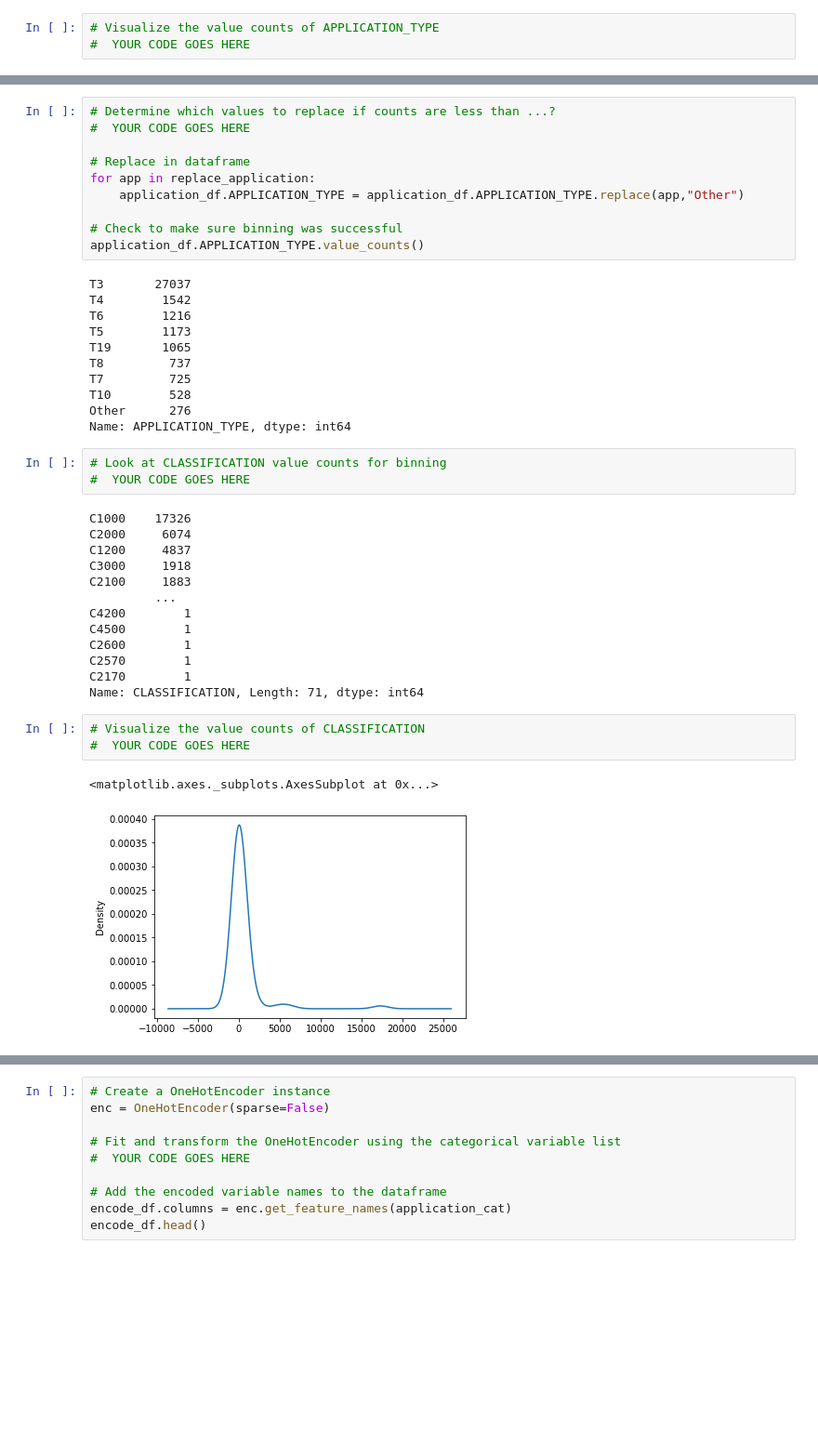
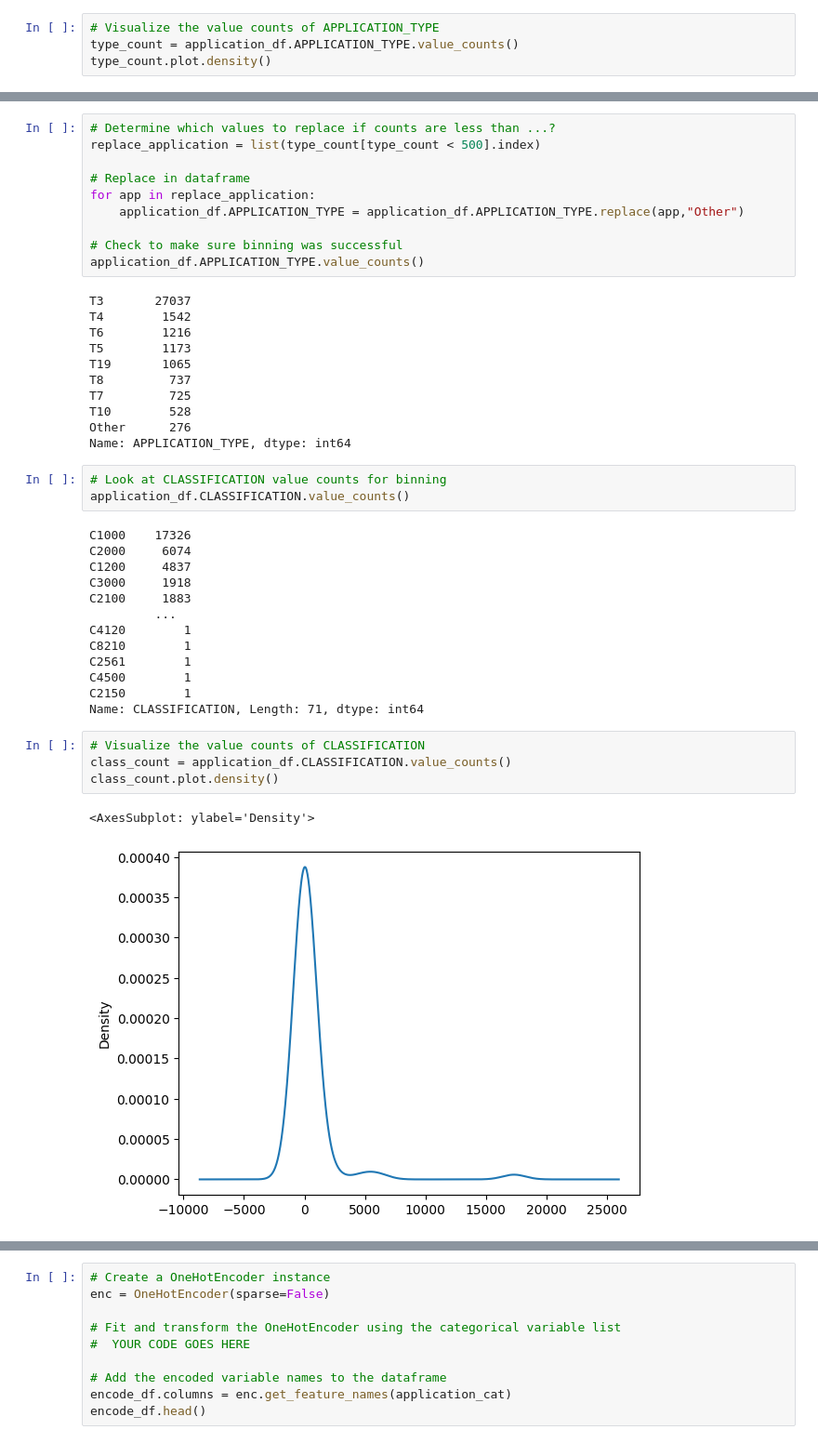
Before and after one commit to AvatarJoshi/Neural_Network_Charity_Analysis, a Jupyter notebook: AlphabetSoupCharity.ipynb, the cells around one changed output, grey strips where cells are left out. Shown at 93% size. Cells and saved outputs as stored; diff of their text form; blank space fills up the shorter version.

```diff
--- a/AlphabetSoupCharity.ipynb
+++ b/AlphabetSoupCharity.ipynb
@@ -69,5 +69,6 @@ T17        1
 Name: APPLICATION_TYPE, dtype: int64
 # %%
 # Visualize the value counts of APPLICATION_TYPE
-#  YOUR CODE GOES HERE
+type_count = application_df.APPLICATION_TYPE.value_counts()
+type_count.plot.density()
 # %% [output]
@@ -76,6 +77,6 @@ Name: APPLICATION_TYPE, dtype: int64
 # %%
 # Determine which values to replace if counts are less than ...?
-#  YOUR CODE GOES HERE
+replace_application = list(type_count[type_count < 500].index)
 
 # Replace in dataframe
 for app in replace_application:
@@ -96,7 +97,7 @@ Other      276
 Name: APPLICATION_TYPE, dtype: int64
 # %%
 # Look at CLASSIFICATION value counts for binning
-#  YOUR CODE GOES HERE
+application_df.CLASSIFICATION.value_counts()
 # %% [output]
 C1000    17326
 C2000     6074
@@ -104,17 +105,18 @@ C1200     4837
 C3000     1918
 C2100     1883
          ...
-C4200        1
+C4120        1
+C8210        1
+C2561        1
 C4500        1
-C2600        1
-C2570        1
-C2170        1
+C2150        1
 Name: CLASSIFICATION, Length: 71, dtype: int64
 # %%
 # Visualize the value counts of CLASSIFICATION
-#  YOUR CODE GOES HERE
+class_count = application_df.CLASSIFICATION.value_counts()
+class_count.plot.density()
 # %% [output]
-<matplotlib.axes._subplots.AxesSubplot at 0x...>
+<AxesSubplot: ylabel='Density'>
-[figure, old version]
+[figure, new version]
 # %%
 # Determine which values to replace if counts are less than ..?
```
Also changed, not shown: parts of 3 cells of this notebook.
